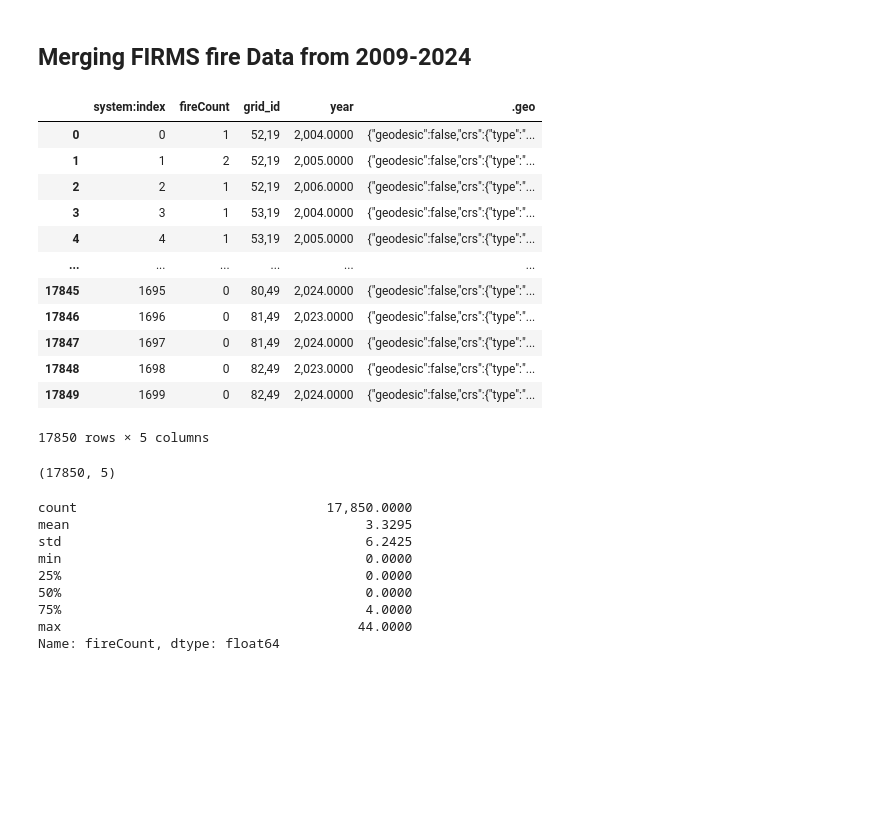
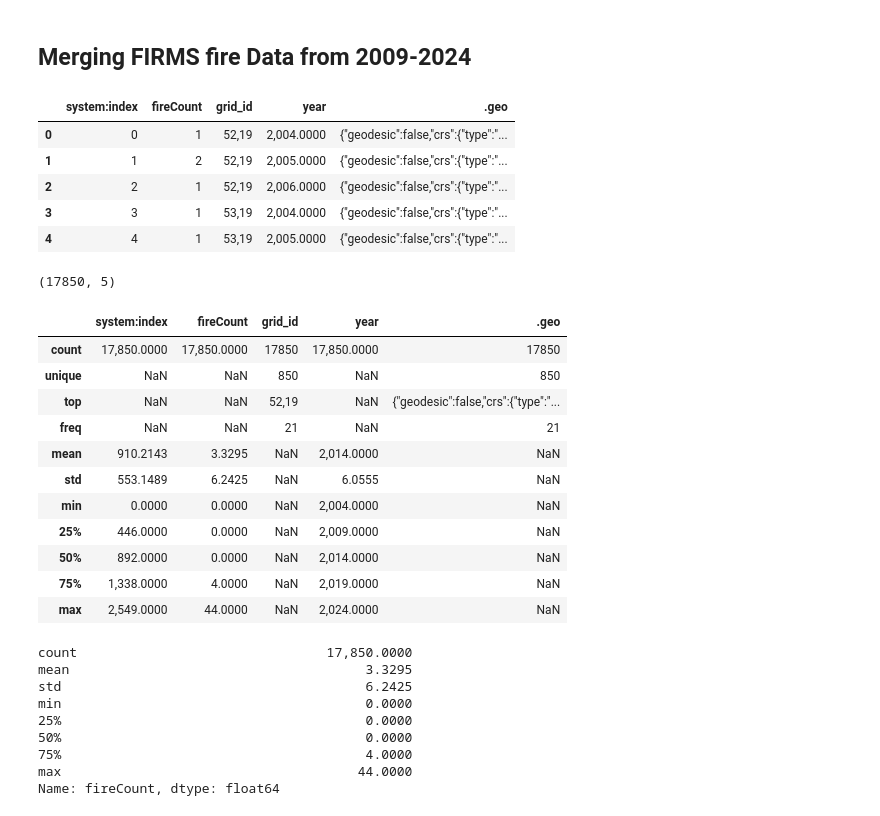
Before and after one commit to sameera006/Final_Dissertation, a Jupyter notebook: ACLED_Sudan.ipynb, the cells around one changed output. Cells and saved outputs as stored; diff of their text form; code cells hidden in the pictures; blank space fills up the shorter version.

```diff
--- a/ACLED_Sudan.ipynb
+++ b/ACLED_Sudan.ipynb
@@ -267,25 +293,33 @@ firms_data_merged_2009_2024 = pd.concat([firms_data3, firms_data4, firms_data5,
 final_merge_fire_data_2004_2024= pd.concat([merged_data,firms_data_merged_2009_2024] ,ignore_index=True)
 # %%
 #FIRMS fire data from year 2004-2024
-final_merge_fire_data_2004_2024
+final_merge_fire_data_2004_2024.head()
 # %% [output]
 |  | system:index | fireCount | grid_id | year | .geo |
 | 0 | 0 | 1 | 52,19 | 2,004.0000 | {"geodesic":false,"crs":{"type":"... |
 | 1 | 1 | 2 | 52,19 | 2,005.0000 | {"geodesic":false,"crs":{"type":"... |
 | 2 | 2 | 1 | 52,19 | 2,006.0000 | {"geodesic":false,"crs":{"type":"... |
 | 3 | 3 | 1 | 53,19 | 2,004.0000 | {"geodesic":false,"crs":{"type":"... |
 | 4 | 4 | 1 | 53,19 | 2,005.0000 | {"geodesic":false,"crs":{"type":"... |
-| ... | ... | ... | ... | ... | ... |
-| 17845 | 1695 | 0 | 80,49 | 2,024.0000 | {"geodesic":false,"crs":{"type":"... |
-| 17846 | 1696 | 0 | 81,49 | 2,023.0000 | {"geodesic":false,"crs":{"type":"... |
-| 17847 | 1697 | 0 | 81,49 | 2,024.0000 | {"geodesic":false,"crs":{"type":"... |
-| 17848 | 1698 | 0 | 82,49 | 2,023.0000 | {"geodesic":false,"crs":{"type":"... |
-| 17849 | 1699 | 0 | 82,49 | 2,024.0000 | {"geodesic":false,"crs":{"type":"... |
-17850 rows × 5 columns
 # %%
 final_merge_fire_data_2004_2024.shape
 # %% [output]
 (17850, 5)
+# %%
+final_merge_fire_data_2004_2024.describe(include='all')
+# %% [output]
+|  | system:index | fireCount | grid_id | year | .geo |
+| count | 17,850.0000 | 17,850.0000 | 17850 | 17,850.0000 | 17850 |
+| unique | NaN | NaN | 850 | NaN | 850 |
+| top | NaN | NaN | 52,19 | NaN | {"geodesic":false,"crs":{"type":"... |
+| freq | NaN | NaN | 21 | NaN | 21 |
+| mean | 910.2143 | 3.3295 | NaN | 2,014.0000 | NaN |
+| std | 553.1489 | 6.2425 | NaN | 6.0555 | NaN |
+| min | 0.0000 | 0.0000 | NaN | 2,004.0000 | NaN |
+| 25% | 446.0000 | 0.0000 | NaN | 2,009.0000 | NaN |
+| 50% | 892.0000 | 0.0000 | NaN | 2,014.0000 | NaN |
+| 75% | 1,338.0000 | 4.0000 | NaN | 2,019.0000 | NaN |
+| max | 2,549.0000 | 44.0000 | NaN | 2,024.0000 | NaN |
 # %%
 final_merge_fire_data_2004_2024['fireCount'].describe()
 # %% [output]
```
Also changed, not shown: parts of 25 cells of this notebook, 31 other files.
